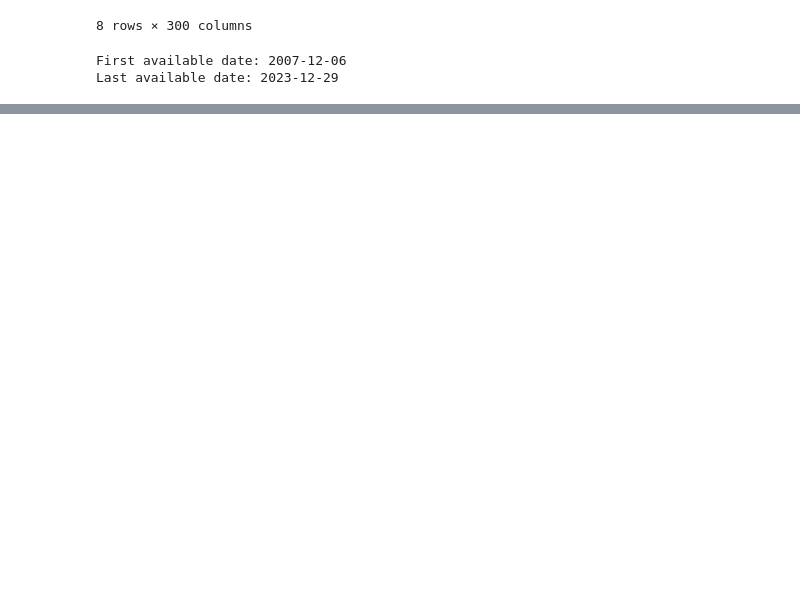
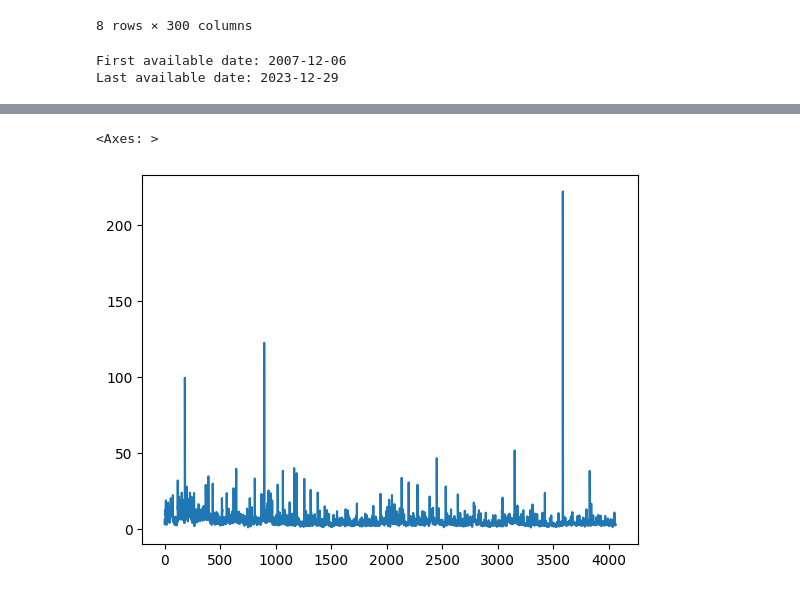
Before and after one commit to travisdesell/exact, a Jupyter notebook: financial_loss_functions/exploration.ipynb, the cells around one changed output, grey strips where cells are left out. Saved outputs shown, nothing was run; the diff lists cells and outputs as text; code cells hidden in the pictures; blank space fills up the shorter version.

```diff
--- a/financial_loss_functions/exploration.ipynb
+++ b/financial_loss_functions/exploration.ipynb
@@ -140,0 +169,5 @@ crsp_predictors.isna().any()
+# %%
+crsp_predictors['NDSN_TURNOVER'].plot()
+# %% [output]
+<Axes: >
+[figure, added]
```
Also changed, not shown: parts of 8 cells of this notebook.
